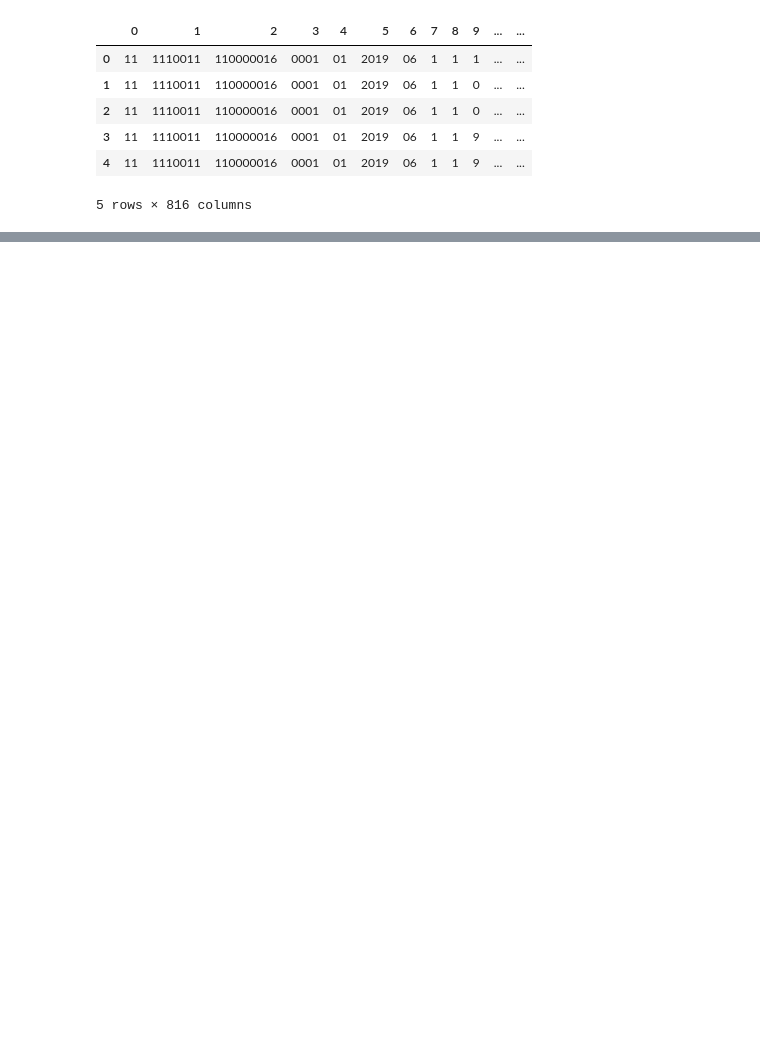
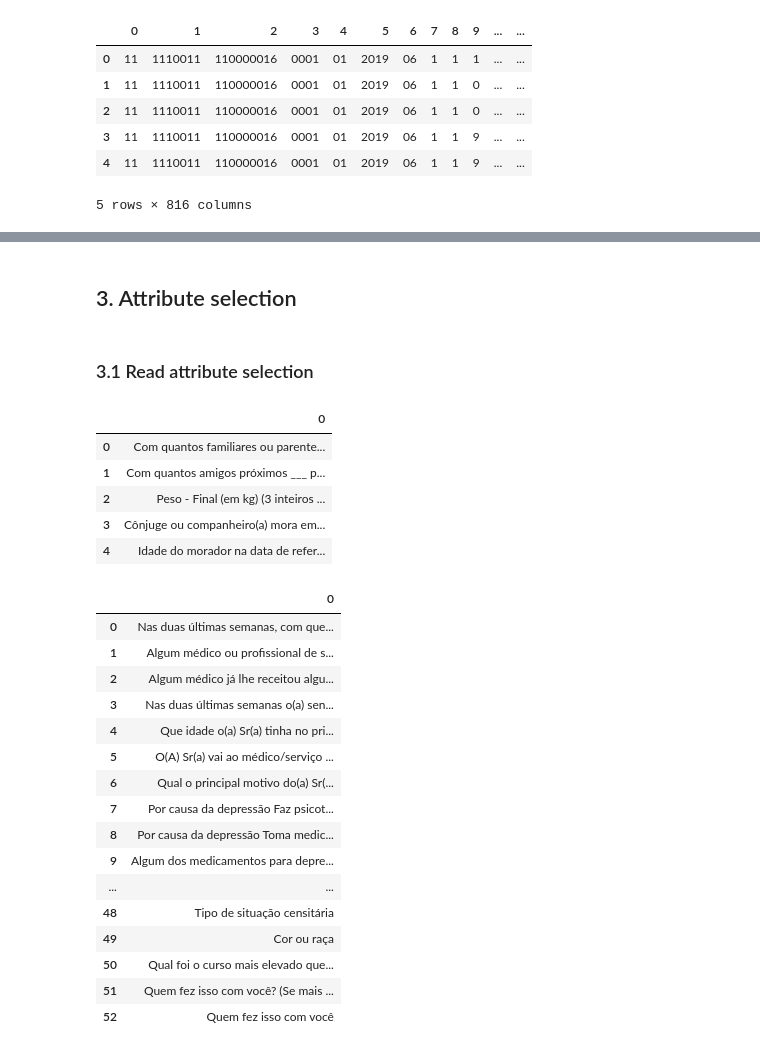
Before and after one commit to feed0/depressao-ibge-pns, a Jupyter notebook: src/pns.ipynb, the cells around one changed output, grey strips where cells are left out. Saved outputs shown, nothing was run; the diff lists cells and outputs as text; code cells hidden in the pictures; blank space fills up the shorter version.

```diff
--- a/src/pns.ipynb
+++ b/src/pns.ipynb
@@ -88,0 +135,40 @@ df.head()
+# %% [markdown]
+## 3. Attribute selection
+# %% [markdown]
+### 3.1 Read attribute selection
+# %%
+# read data/attribute-selection.txt into a python str list
+with open("../data/attribute-selection.txt", "r") as file:
+    selected_attributes = [line.replace("\\n", " ").strip() for line in file.readlines()]
+
+# show me the duplicates
+duplicates = [item for item, count in zip(selected_attributes, np.bincount([selected_attributes.index(i) for i in selected_attributes])) if count > 1]
+display(pd.DataFrame(duplicates))
+
+# Remove duplicates from selected_attributes
+selected_attributes = list(dict.fromkeys(selected_attributes))
+pd.DataFrame(selected_attributes)
+# %% [output]
+|  | 0 |
+| 0 | Com quantos familiares ou parente... |
+| 1 | Com quantos amigos próximos ___ p... |
+| 2 | Peso - Final (em kg) (3 inteiros ... |
+| 3 | Cônjuge ou companheiro(a) mora em... |
+| 4 | Idade do morador na data de refer... |
+|  | 0 |
+| 0 | Nas duas últimas semanas, com que... |
+| 1 | Algum médico ou profissional de s... |
+| 2 | Algum médico já lhe receitou algu... |
+| 3 | Nas duas últimas semanas o(a) sen... |
+| 4 | Que idade o(a) Sr(a) tinha no pri... |
+| 5 | O(A) Sr(a) vai ao médico/serviço ... |
+| 6 | Qual o principal motivo do(a) Sr(... |
+| 7 | Por causa da depressão Faz psicot... |
+| 8 | Por causa da depressão Toma medic... |
+| 9 | Algum dos medicamentos para depre... |
+| ... | ... |
+| 48 | Tipo de situação censitária |
+| 49 | Cor ou raça |
+| 50 | Qual foi o curso mais elevado que... |
+| 51 | Quem fez isso com você? (Se mais ... |
+| 52 | Quem fez isso com você |
```
Also changed, not shown: parts of 22 cells of this notebook, 2 other files.
